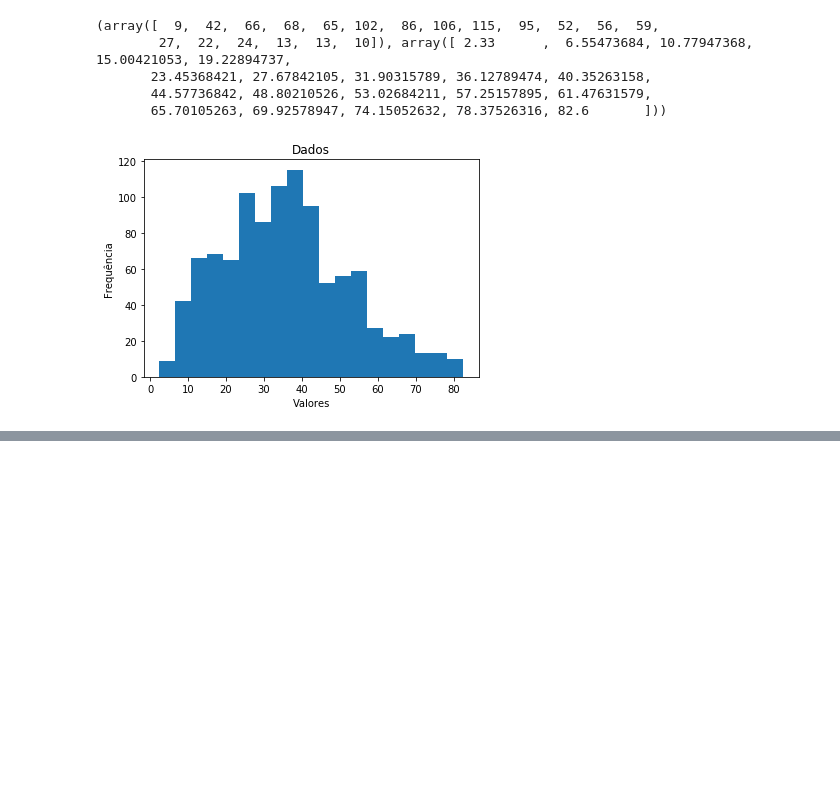
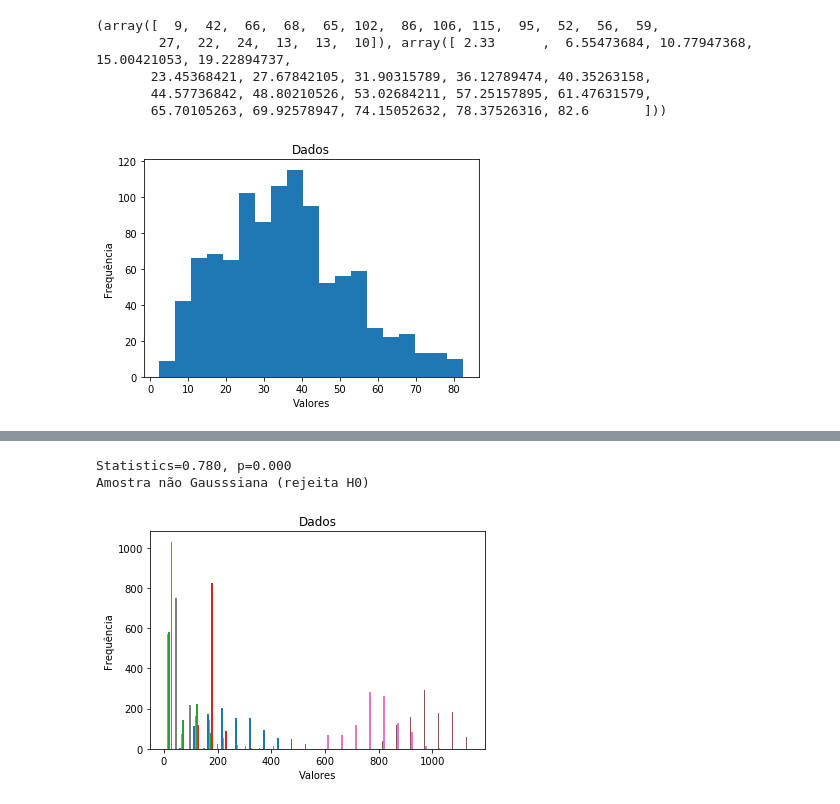
Before and after one commit to antuniooh/probability-and-statistics-database-analysis, a Jupyter notebook: src/main.ipynb, the cells around one changed output, grey strips where cells are left out. Drawn from its saved outputs; the diff is of its cells as text; code cells hidden in the pictures; blank space fills up the shorter version.

```diff
--- a/src/main.ipynb
+++ b/src/main.ipynb
@@ -145,2 +176,32 @@ plt.show()
 # %%
 #Passo 10 - Teste de Normalidade
+# %%
+from scipy.stats import shapiro
+import pandas as pd
+import numpy as np
+from sklearn.linear_model import LinearRegression
+import matplotlib.pyplot as plt
+from sklearn import datasets
+
+
+# Analisar se a coluna sepal.length tem distribuição normal
+
+# normalidade test
+stat, p = shapiro(x)
+print('Statistics=%.3f, p=%.3f' % (stat, p))
+# interpretação
+alpha = 0.05
+if p > alpha:
+    print('Amostra Gaussiana (aceita H0)')
+else:
+    print('Amostra não Gausssiana (rejeita H0)')
+# Verificação atrav´s do histograma
+plt.hist(x, bins='auto')
+plt.title('Dados')
+plt.ylabel('Frequência')
+plt.xlabel('Valores')
+plt.show()
+# %% [output]
+Statistics=0.780, p=0.000
+Amostra não Gausssiana (rejeita H0)
+[figure, added]
```
Also changed, not shown: parts of 4 cells of this notebook.
